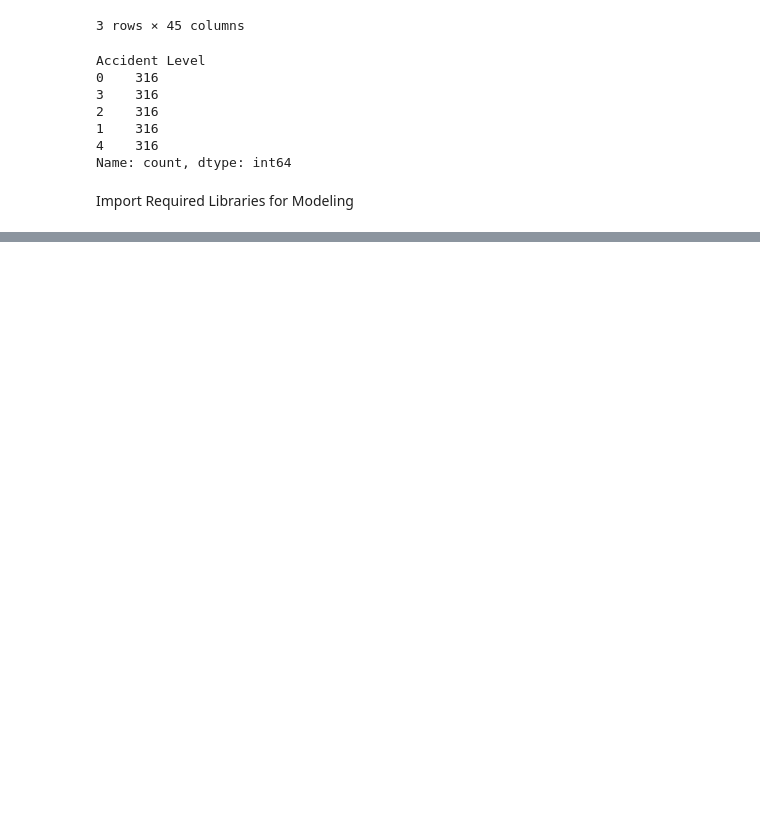
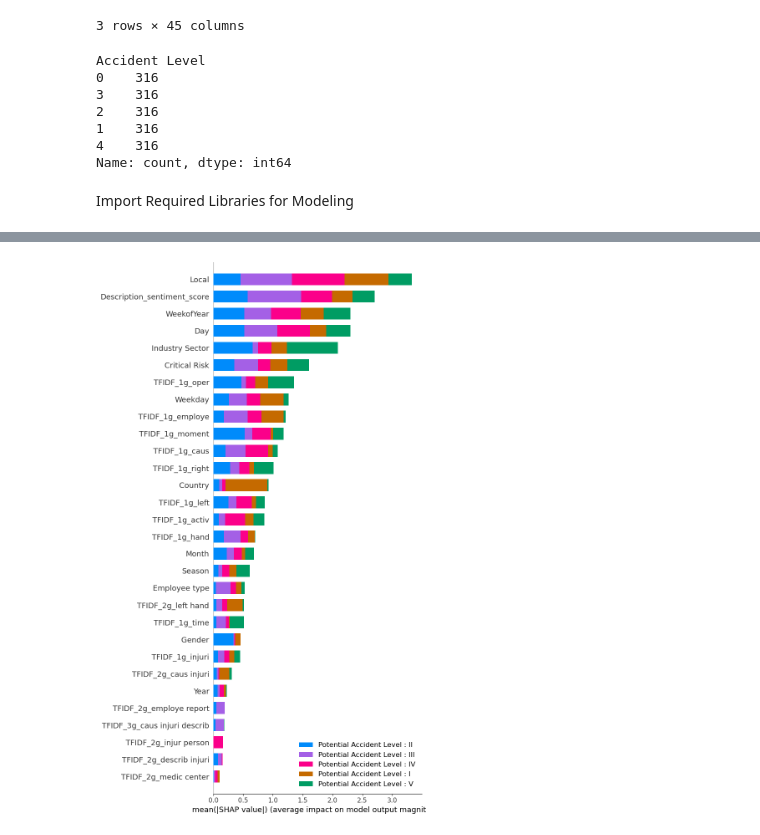
Before and after one commit to DinushiAyodyaGamage/pds-individual, a Jupyter notebook: IndustrialAccidentsAnalysis.ipynb, the cells around one changed output, grey strips where cells are left out. Cells and saved outputs as stored; diff of their text form; code cells hidden in the pictures; blank space fills up the shorter version.

```diff
--- a/IndustrialAccidentsAnalysis.ipynb
+++ b/IndustrialAccidentsAnalysis.ipynb
@@ -1090,0 +1181,25 @@ shap_values_ac = explainer(X_train)  # Compute SHAP values
+# %%
+_feature_df = feature_df[~feature_df['Potential Accident Level'].isin([5])]
+y_series = _feature_df['Potential Accident Level']
+x_df = _feature_df.drop(['Accident Level','Potential Accident Level'], axis=1)
+X_train, X_valid, Y_train, Y_valid = train_test_split(x_df, y_series, test_size=0.2, random_state=0, stratify=y_series)
+
+lgb_train = lgb.Dataset(X_train, Y_train)
+lgb_valid = lgb.Dataset(X_valid, Y_valid, reference=lgb_train)
+# %%
+params = {
+    'task' : 'train',
+    'boosting' : 'gbdt',
+    'objective': 'multiclass',
+    'num_class': 5,
+    'metric': 'multi_logloss',
+    'num_leaves': 200,
+    'feature_fraction': 1.0,
+    'bagging_fraction': 1.0,
+    'bagging_freq': 0,
+    'min_child_samples': 5
+}
+gbm_pac = lgb.train(params,
+            lgb_train,
+            num_boost_round=100,
+            valid_sets=lgb_valid)
@@ -1090,0 +1224,7 @@ shap_values_ac = explainer(X_train)  # Compute SHAP values
+# %%
+pac_label = ['Potential Accident Level : I','Potential Accident Level : II','Potential Accident Level : III','Potential Accident Level : IV','Potential Accident Level : V']
+explainer = shap.TreeExplainer(model=gbm_pac)
+shap_values_pac = explainer.shap_values(X=X_train)
+shap.summary_plot(shap_values=shap_values_pac, features=X_train, feature_names=X_train.columns, plot_type="bar", max_display=30, class_names=pac_label)
+# %% [output]
+[figure, added]
```
Also changed, not shown: parts of 11 cells of this notebook.
